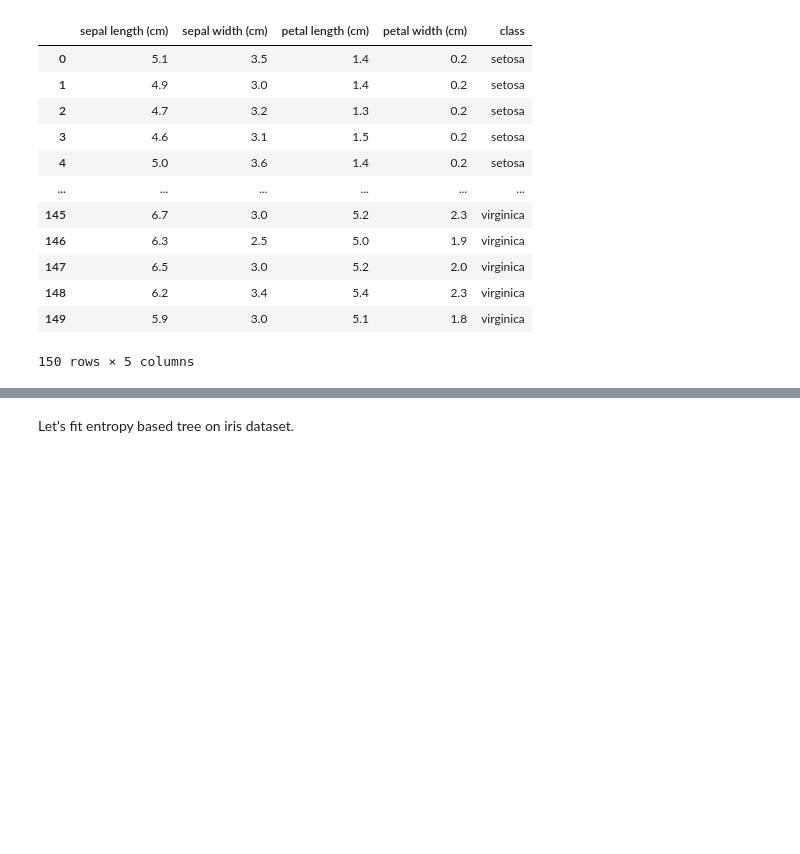
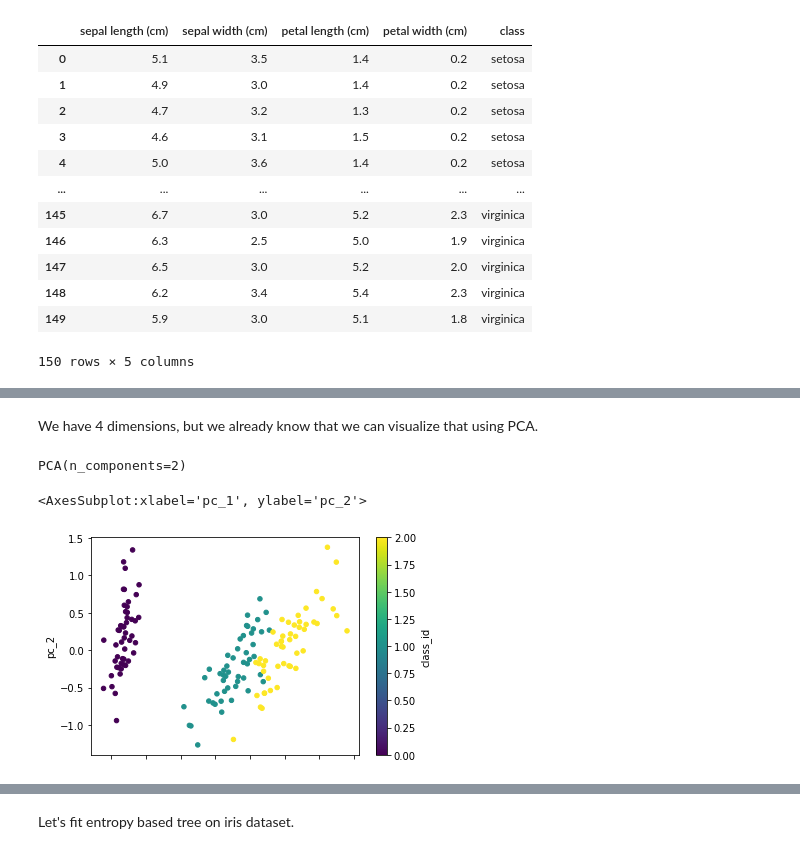
Before and after one commit to trokas/ai_primer, a Jupyter notebook: RF.ipynb, the cells around one changed output, grey strips where cells are left out. Drawn from its saved outputs; the diff is of its cells as text; code cells hidden in the pictures; blank space fills up the shorter version.

```diff
--- a/RF.ipynb
+++ b/RF.ipynb
@@ -74,0 +64,2 @@ X_train, X_test, y_train, y_test = train_test_split(
+# %% [markdown]
+We have 4 dimensions, but we already know that we can visualize that using PCA.
@@ -75,3 +68,18 @@ X_train, X_test, y_train, y_test = train_test_split(
+# %%
+pca = PCA(2)
+pca.fit(df.drop('class', axis=1))
+# %% [output]
+PCA(n_components=2)
+# %%
+X = pca.transform(df.drop('class', axis=1))
+# %%
+pc = pd.DataFrame(X, columns=['pc_1', 'pc_2'])
+pc['class_id'] = iris.target
+
+pc.plot(kind='scatter', x='pc_1', y='pc_2', c='class_id', cmap='viridis')
+# %% [output]
+<AxesSubplot:xlabel='pc_1', ylabel='pc_2'>
+[figure, added]
 # %% [markdown]
 ## Decision Trees
 
```
Also changed, not shown: parts of 24 cells of this notebook.
